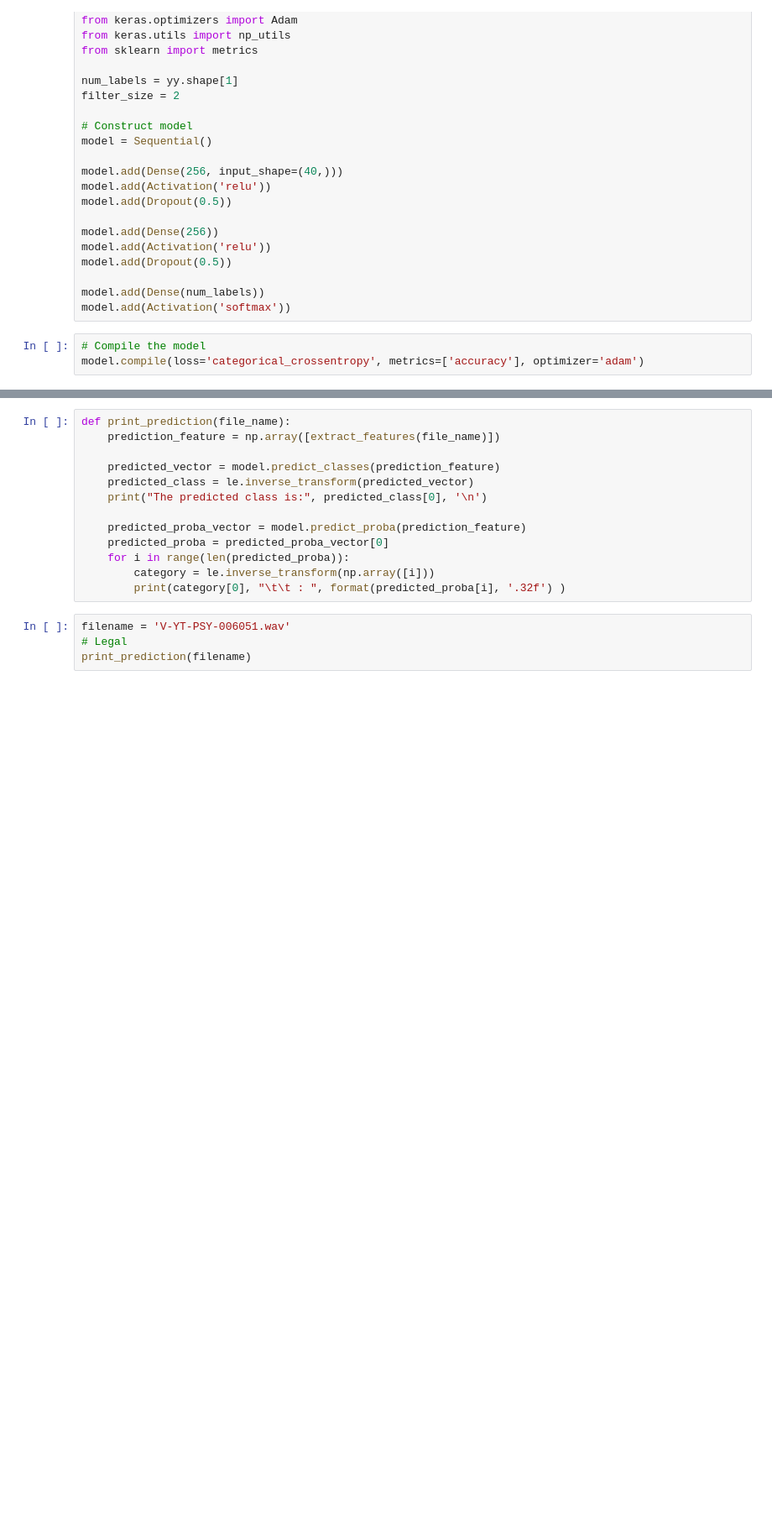
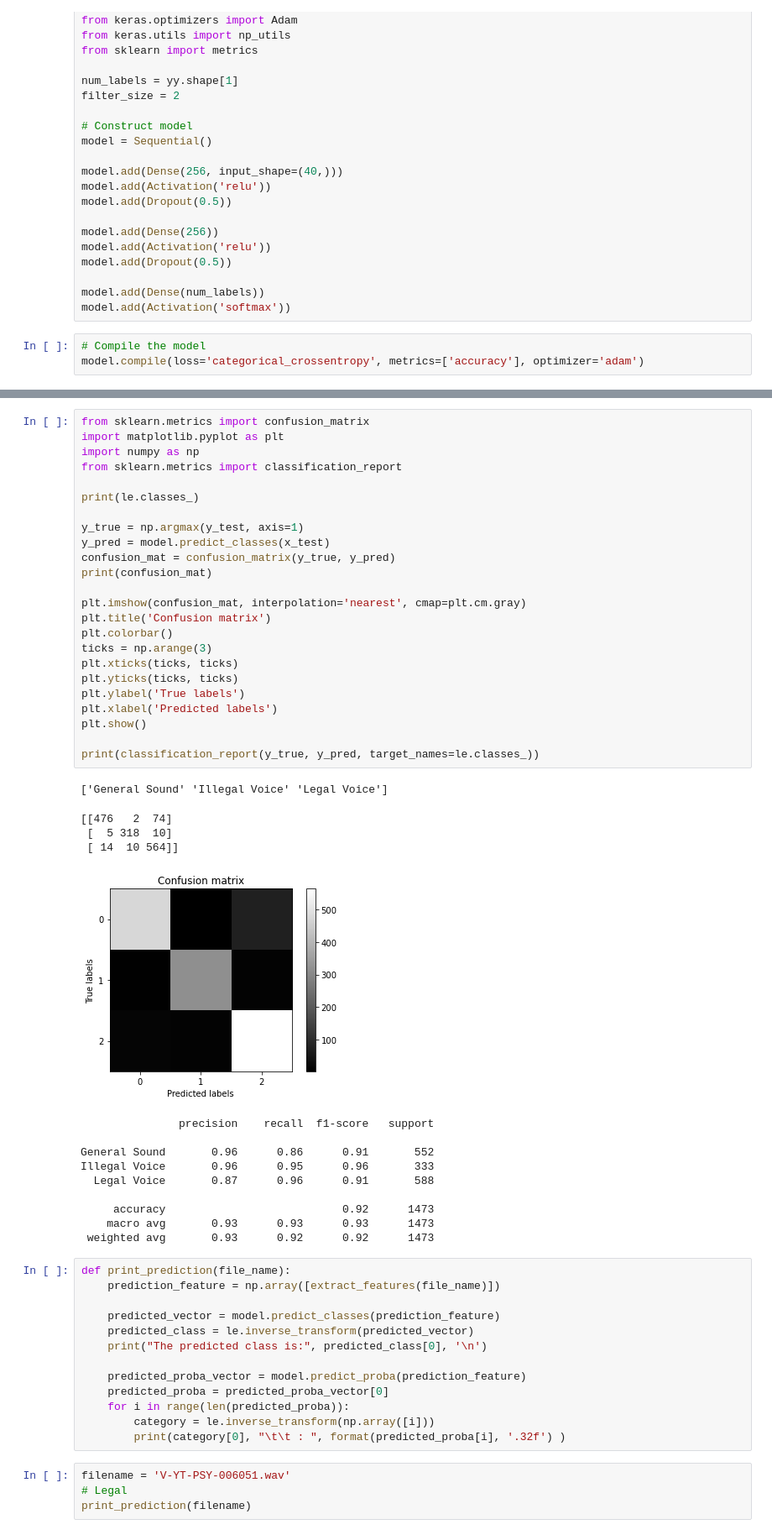
Before and after one commit to binAudioMeo/keras-CNN-MFCC, a Jupyter notebook: Binary_Classification/Audio_Classification.ipynb, the cells around one changed output, grey strips where cells are left out. Shown at 84% size. Cells and saved outputs as stored; diff of their text form; blank space fills up the shorter version.

```diff
--- a/Binary_Classification/Audio_Classification.ipynb
+++ b/Binary_Classification/Audio_Classification.ipynb
@@ -204,3 +192,42 @@ Testing Accuracy:  0.9196234345436096
+# %%
+from sklearn.metrics import confusion_matrix
+import matplotlib.pyplot as plt
+import numpy as np
+from sklearn.metrics import classification_report
+
+print(le.classes_)
+
+y_true = np.argmax(y_test, axis=1)
+y_pred = model.predict_classes(x_test)
+confusion_mat = confusion_matrix(y_true, y_pred)
+print(confusion_mat)
+
+plt.imshow(confusion_mat, interpolation='nearest', cmap=plt.cm.gray)
+plt.title('Confusion matrix')
+plt.colorbar()
+ticks = np.arange(3)
+plt.xticks(ticks, ticks)
+plt.yticks(ticks, ticks)
+plt.ylabel('True labels')
+plt.xlabel('Predicted labels')
+plt.show()
+
+print(classification_report(y_true, y_pred, target_names=le.classes_))
+# %% [output]
+['General Sound' 'Illegal Voice' 'Legal Voice']
+[[476   2  74]
+ [  5 318  10]
+ [ 14  10 564]]
+[figure, new version]
+               precision    recall  f1-score   support
+
+General Sound       0.96      0.86      0.91       552
+Illegal Voice       0.96      0.95      0.96       333
+  Legal Voice       0.87      0.96      0.91       588
+
+     accuracy                           0.92      1473
+    macro avg       0.93      0.93      0.93      1473
+ weighted avg       0.93      0.92      0.92      1473
 # %%
 def print_prediction(file_name):
     prediction_feature = np.array([extract_features(file_name)])
```
Also changed, not shown: parts of 7 cells of this notebook.
